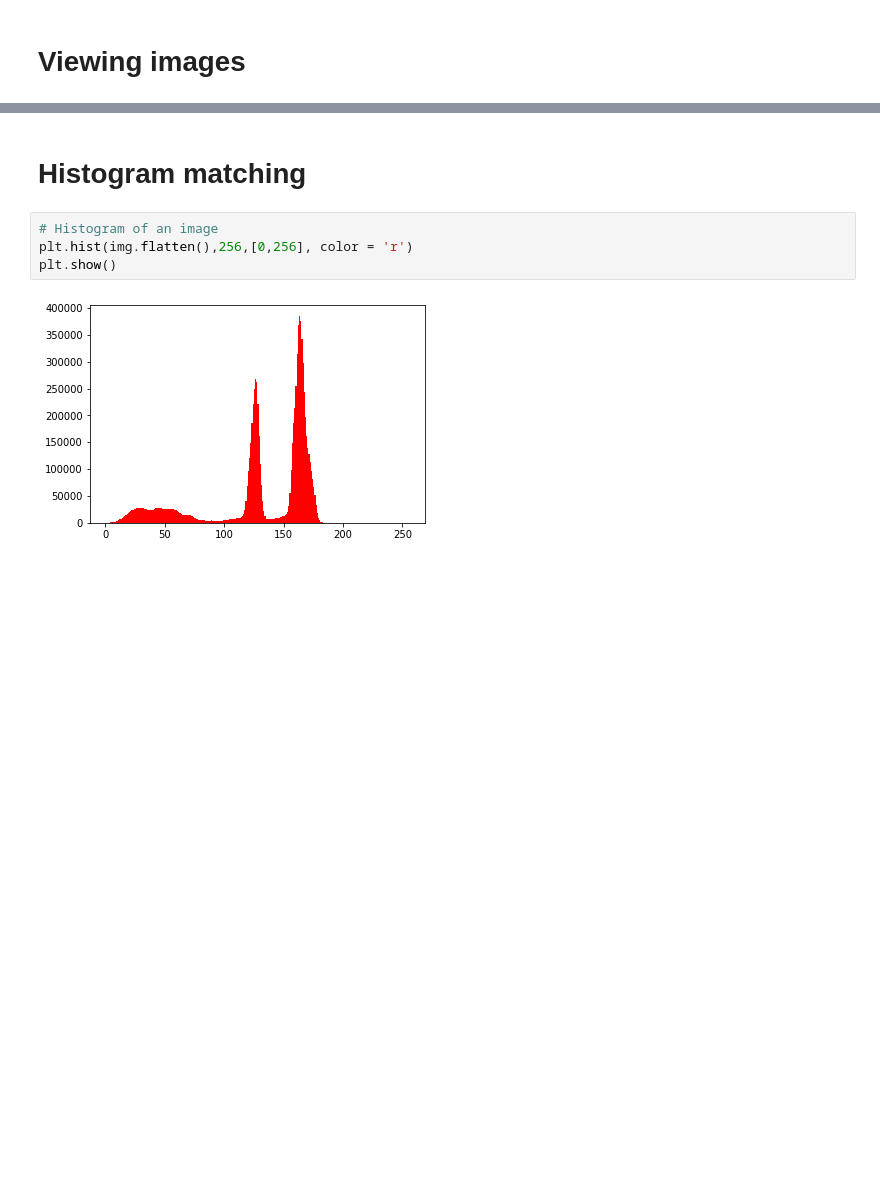
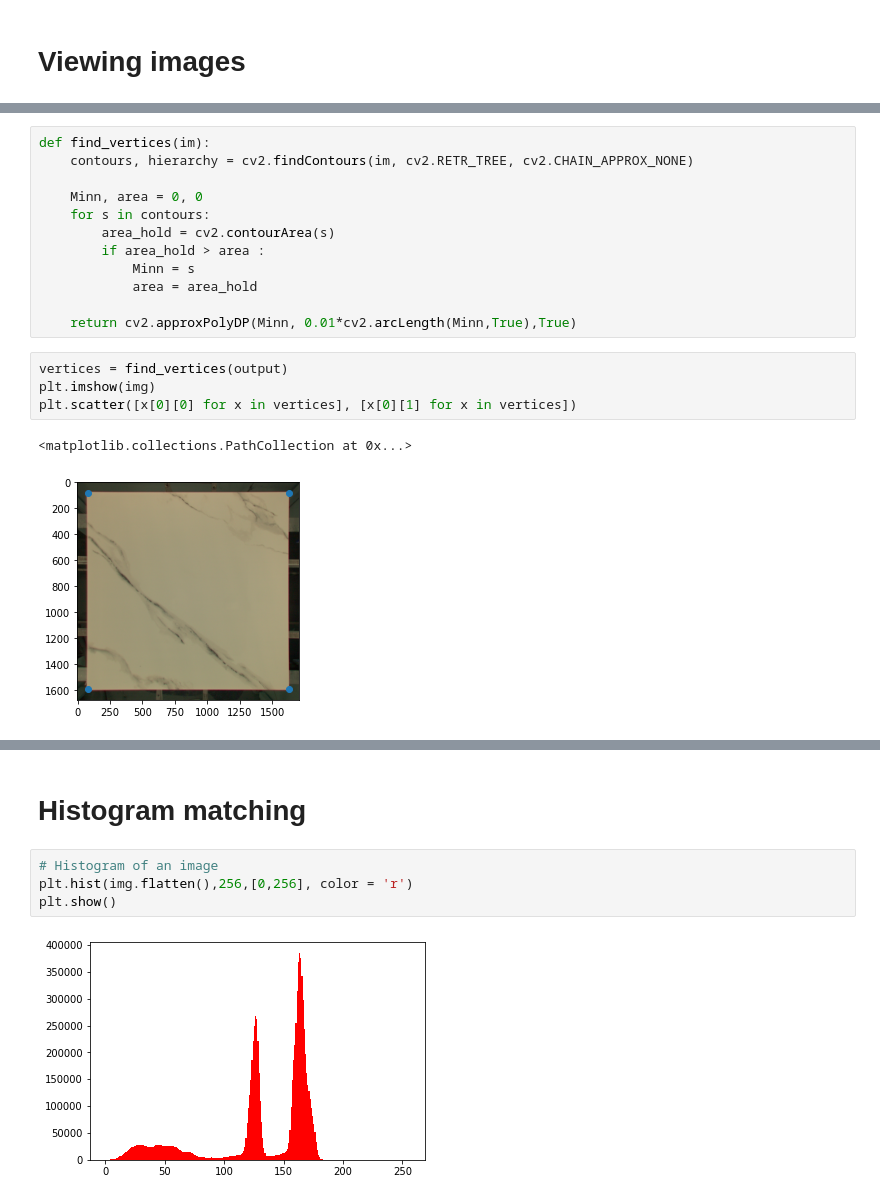
Before and after one commit to parsaeisa/computer_vision_project, a Jupyter notebook: CV_Project_Template.ipynb, the cells around one changed output, grey strips where cells are left out. Saved outputs shown, nothing was run; the diff lists cells and outputs as text; blank space fills up the shorter version.

```diff
--- a/CV_Project_Template.ipynb
+++ b/CV_Project_Template.ipynb
@@ -50,0 +70,19 @@ plt.imshow(pattern[..., ::-1])
+# %%
+def find_vertices(im):
+    contours, hierarchy = cv2.findContours(im, cv2.RETR_TREE, cv2.CHAIN_APPROX_NONE)
+
+    Minn, area = 0, 0
+    for s in contours:
+        area_hold = cv2.contourArea(s)
+        if area_hold > area :
+            Minn = s
+            area = area_hold
+
+    return cv2.approxPolyDP(Minn, 0.01*cv2.arcLength(Minn,True),True)
+# %%
+vertices = find_vertices(output)
+plt.imshow(img)
+plt.scatter([x[0][0] for x in vertices], [x[0][1] for x in vertices])
+# %% [output]
+<matplotlib.collections.PathCollection at 0x...>
+[figure, added]
```
Also changed, not shown: parts of 26 cells of this notebook.
